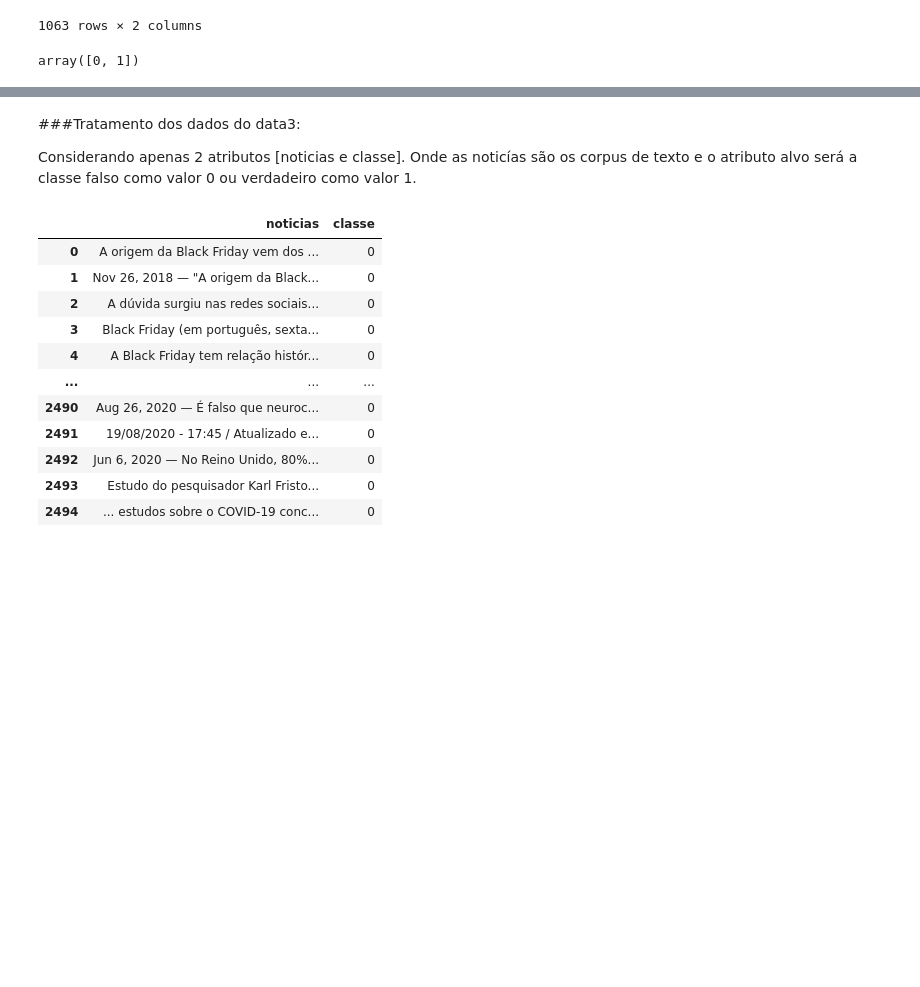
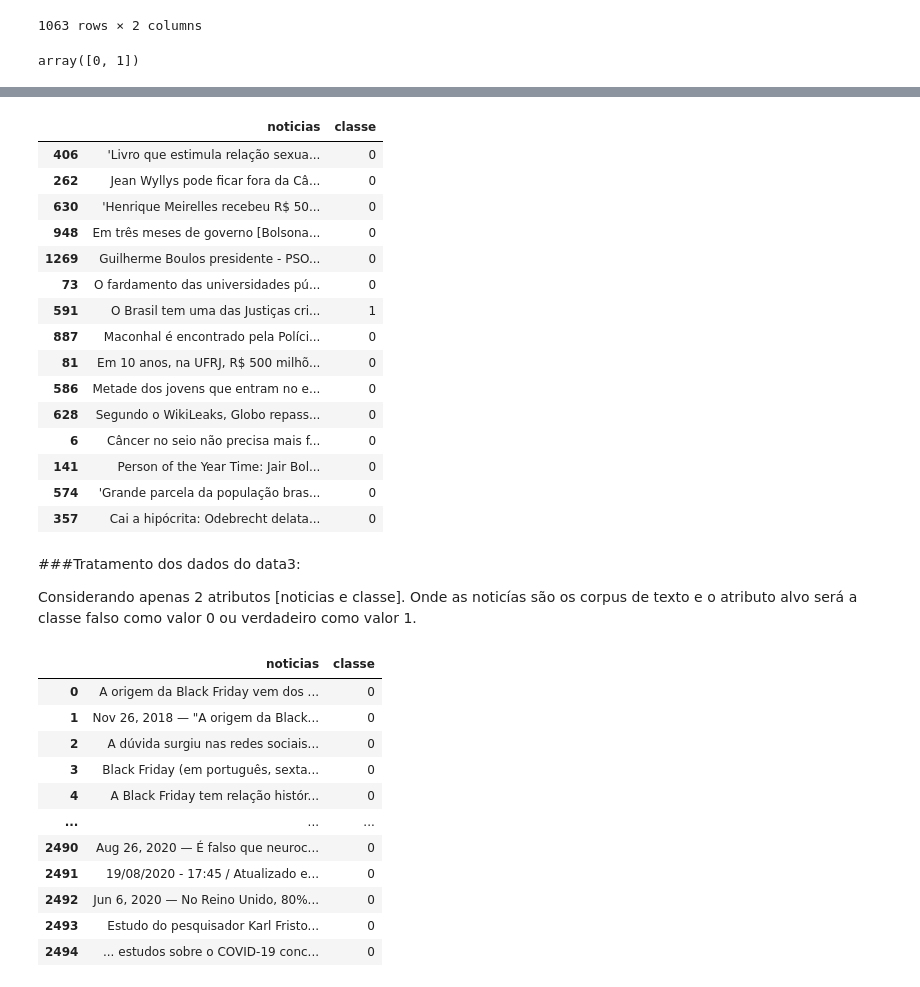
Before and after one commit to Edvandro-Nogueira/TCC-Univesp, a Jupyter notebook: TCC_Merge.ipynb, the cells around one changed output, grey strips where cells are left out. Cells and saved outputs as stored; diff of their text form; code cells hidden in the pictures; blank space fills up the shorter version.

```diff
--- a/TCC_Merge.ipynb
+++ b/TCC_Merge.ipynb
@@ -101,3 +138,25 @@ array([0, 1])
+# %%
+#Verificando uma pequena amostra do dataframe
+#amostra = data2.sample(n=20, random_state=42)
+amostra = data2.sample(n=15)
+amostra
+# %% [output]
+|  | noticias | classe |
+| 406 | 'Livro que estimula relação sexua... | 0 |
+| 262 | Jean Wyllys pode ficar fora da Câ... | 0 |
+| 630 | 'Henrique Meirelles recebeu R$ 50... | 0 |
+| 948 | Em três meses de governo [Bolsona... | 0 |
+| 1269 | Guilherme Boulos presidente - PSO... | 0 |
+| 73 | O fardamento das universidades pú... | 0 |
+| 591 | O Brasil tem uma das Justiças cri... | 1 |
+| 887 | Maconhal é encontrado pela Políci... | 0 |
+| 81 | Em 10 anos, na UFRJ, R$ 500 milhõ... | 0 |
+| 586 | Metade dos jovens que entram no e... | 0 |
+| 628 | Segundo o WikiLeaks, Globo repass... | 0 |
+| 6 | Câncer no seio não precisa mais f... | 0 |
+| 141 | Person of the Year Time: Jair Bol... | 0 |
+| 574 | 'Grande parcela da população bras... | 0 |
+| 357 | Cai a hipócrita: Odebrecht delata... | 0 |
 # %% [markdown]
 ###Tratamento dos dados do data3:
 
```
Also changed, not shown: parts of 5 cells of this notebook.
